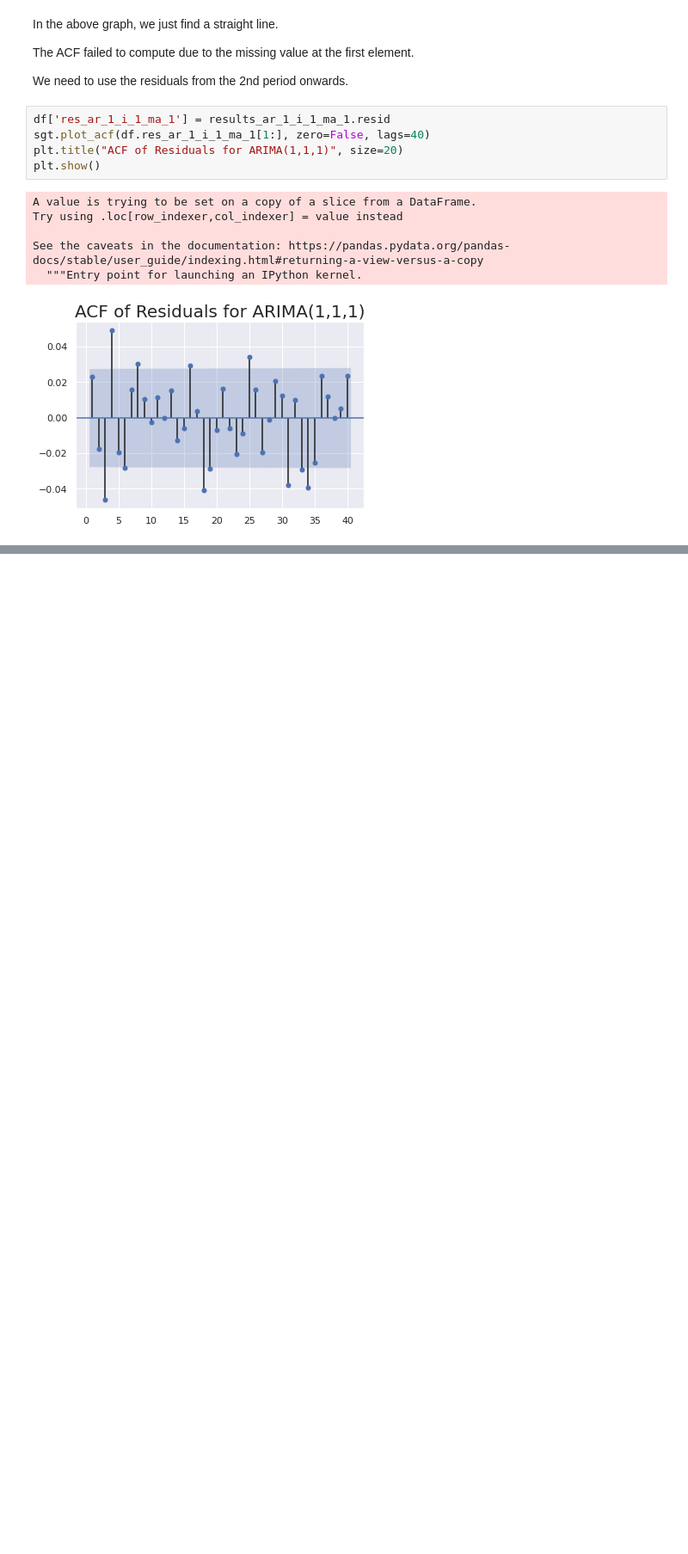
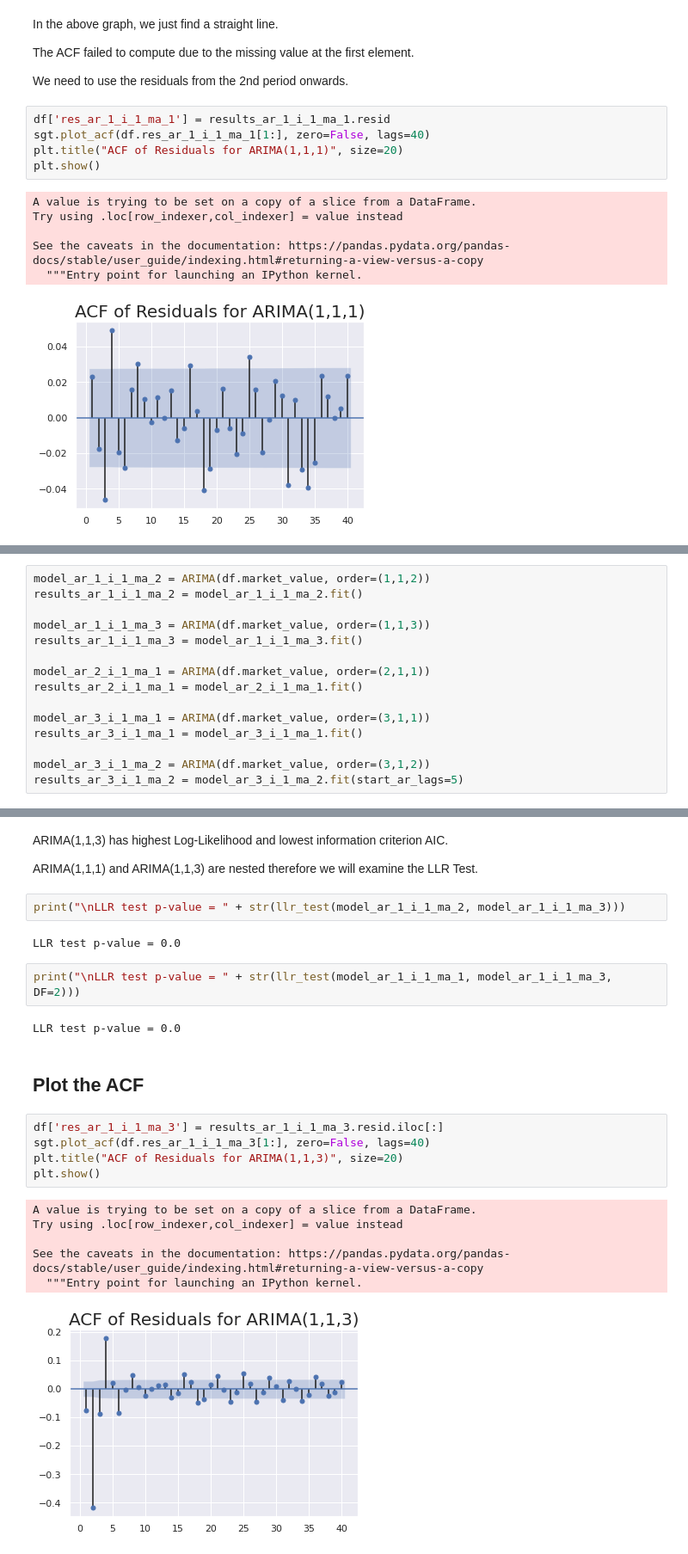
Before and after one commit to Priyo-prog/Time-series-analysis, a Jupyter notebook: The ARIMA Model/the_arima_model.ipynb, the cells around one changed output, grey strips where cells are left out. Shown at 86% size. Drawn from its saved outputs; the diff is of its cells as text; blank space fills up the shorter version.

```diff
--- a/The ARIMA Model/the_arima_model.ipynb
+++ b/The ARIMA Model/the_arima_model.ipynb
@@ -154,0 +157,15 @@ See the caveats in the documentation: https://pandas.pydata.org/pandas-docs/stab
+# %%
+model_ar_1_i_1_ma_2 = ARIMA(df.market_value, order=(1,1,2))
+results_ar_1_i_1_ma_2 = model_ar_1_i_1_ma_2.fit()
+
+model_ar_1_i_1_ma_3 = ARIMA(df.market_value, order=(1,1,3))
+results_ar_1_i_1_ma_3 = model_ar_1_i_1_ma_3.fit()
+
+model_ar_2_i_1_ma_1 = ARIMA(df.market_value, order=(2,1,1))
+results_ar_2_i_1_ma_1 = model_ar_2_i_1_ma_1.fit()
+
+model_ar_3_i_1_ma_1 = ARIMA(df.market_value, order=(3,1,1))
+results_ar_3_i_1_ma_1 = model_ar_3_i_1_ma_1.fit()
+
+model_ar_3_i_1_ma_2 = ARIMA(df.market_value, order=(3,1,2))
+results_ar_3_i_1_ma_2 = model_ar_3_i_1_ma_2.fit(start_ar_lags=5)
@@ -154,0 +188,26 @@ See the caveats in the documentation: https://pandas.pydata.org/pandas-docs/stab
+# %% [markdown]
+ARIMA(1,1,3) has highest Log-Likelihood and lowest information criterion AIC.
+
+ARIMA(1,1,1) and ARIMA(1,1,3) are nested therefore we will examine the LLR Test.
+# %%
+print("\nLLR test p-value = " + str(llr_test(model_ar_1_i_1_ma_2, model_ar_1_i_1_ma_3)))
+# %% [output]
+LLR test p-value = 0.0
+# %%
+print("\nLLR test p-value = " + str(llr_test(model_ar_1_i_1_ma_1, model_ar_1_i_1_ma_3, DF=2)))
+# %% [output]
+LLR test p-value = 0.0
+# %% [markdown]
+## Plot the ACF
+# %%
+df['res_ar_1_i_1_ma_3'] = results_ar_1_i_1_ma_3.resid.iloc[:]
+sgt.plot_acf(df.res_ar_1_i_1_ma_3[1:], zero=False, lags=40)
+plt.title("ACF of Residuals for ARIMA(1,1,3)", size=20)
+plt.show()
+# %% [output]
+A value is trying to be set on a copy of a slice from a DataFrame.
+Try using .loc[row_indexer,col_indexer] = value instead
+
+See the caveats in the documentation: https://pandas.pydata.org/pandas-docs/stable/user_guide/indexing.html#returning-a-view-versus-a-copy
+  """Entry point for launching an IPython kernel.
+[figure, added]
```
Also changed, not shown: parts of 12 cells of this notebook.
